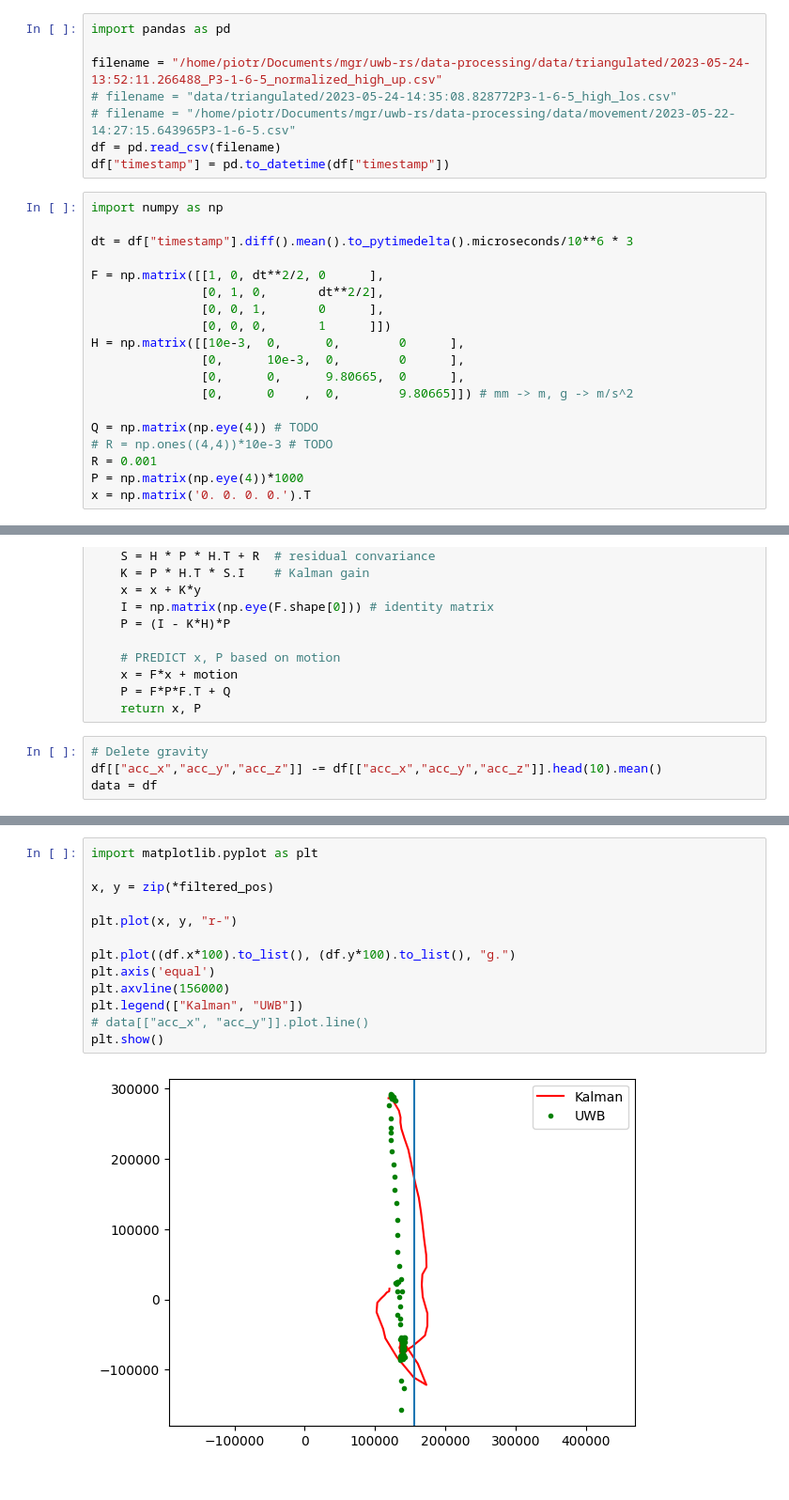
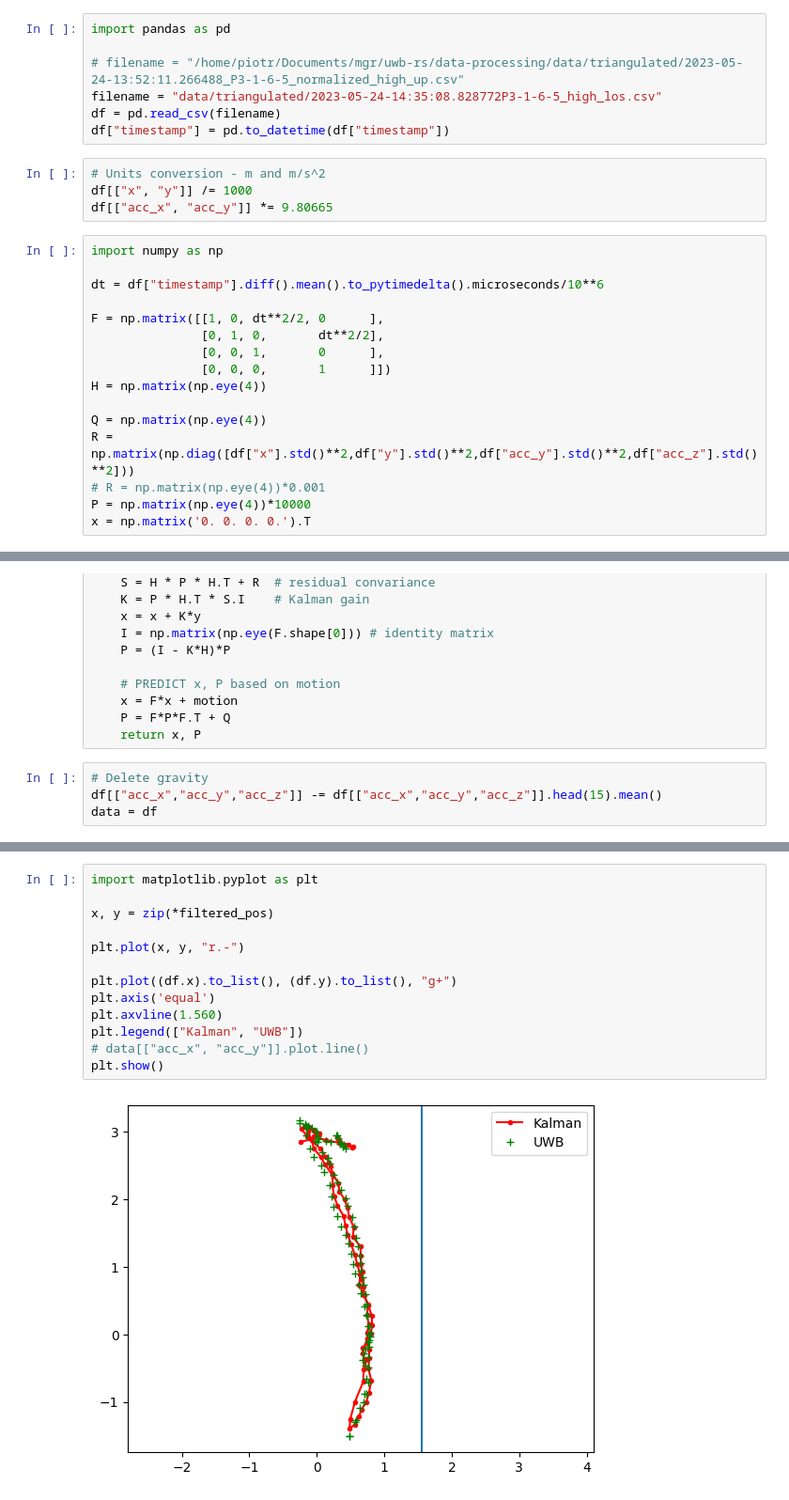
Before and after one commit to piotrs112/uwb-rs, a Jupyter notebook: data-processing/kalman.ipynb, the cells around one changed output, grey strips where cells are left out. Shown: that part at 94% size. Saved outputs shown, nothing was run; the diff lists cells and outputs as text.

```diff
--- a/data-processing/kalman.ipynb
+++ b/data-processing/kalman.ipynb
@@ -1,29 +1,29 @@
 # %%
 import pandas as pd
 
-filename = "/home/piotr/Documents/mgr/uwb-rs/data-processing/data/triangulated/2023-05-24-13:52:11.266488_P3-1-6-5_normalized_high_up.csv"
-# filename = "data/triangulated/2023-05-24-14:35:08.828772P3-1-6-5_high_los.csv"
-# filename = "/home/piotr/Documents/mgr/uwb-rs/data-processing/data/movement/2023-05-22-14:27:15.643965P3-1-6-5.csv"
+# filename = "/home/piotr/Documents/mgr/uwb-rs/data-processing/data/triangulated/2023-05-24-13:52:11.266488_P3-1-6-5_normalized_high_up.csv"
+filename = "data/triangulated/2023-05-24-14:35:08.828772P3-1-6-5_high_los.csv"
 df = pd.read_csv(filename)
 df["timestamp"] = pd.to_datetime(df["timestamp"])
+# %%
+# Units conversion - m and m/s^2
+df[["x", "y"]] /= 1000
+df[["acc_x", "acc_y"]] *= 9.80665
 # %%
 import numpy as np
 
-dt = df["timestamp"].diff().mean().to_pytimedelta().microseconds/10**6 * 3
+dt = df["timestamp"].diff().mean().to_pytimedelta().microseconds/10**6
 
 F = np.matrix([[1, 0, dt**2/2, 0      ],
                [0, 1, 0,       dt**2/2],
                [0, 0, 1,       0      ],
                [0, 0, 0,       1      ]])
-H = np.matrix([[10e-3,  0,      0,        0      ],
-               [0,      10e-3,  0,        0      ],
-               [0,      0,      9.80665,  0      ],
-               [0,      0    ,  0,        9.80665]]) # mm -> m, g -> m/s^2
+H = np.matrix(np.eye(4))
 
-Q = np.matrix(np.eye(4)) # TODO
-# R = np.ones((4,4))*10e-3 # TODO
-R = 0.001
-P = np.matrix(np.eye(4))*1000
+Q = np.matrix(np.eye(4))
+R = np.matrix(np.diag([df["x"].std()**2,df["y"].std()**2,df["acc_y"].std()**2,df["acc_z"].std()**2]))
+# R = np.matrix(np.eye(4))*0.001
+P = np.matrix(np.eye(4))*10000
 x = np.matrix('0. 0. 0. 0.').T
 # %%
 def kalman_step(x, P, measurement, R, motion, Q, F, H):
@@ -42,7 +42,7 @@ def kalman_step(x, P, measurement, R, motion, Q, F, H):
     return x, P
 # %%
 # Delete gravity
-df[["acc_x","acc_y","acc_z"]] -= df[["acc_x","acc_y","acc_z"]].head(10).mean()
+df[["acc_x","acc_y","acc_z"]] -= df[["acc_x","acc_y","acc_z"]].head(15).mean()
 data = df
 # %%
 filtered = []
@@ -62,15 +62,15 @@ filtered_acc = [[x[0], y[0]] for (_, _, x, y) in filtered]
 # %%
 import matplotlib.pyplot as plt
 
 x, y = zip(*filtered_pos)
 
-plt.plot(x, y, "r-")
+plt.plot(x, y, "r.-")
 
-plt.plot((df.x*100).to_list(), (df.y*100).to_list(), "g.")
+plt.plot((df.x).to_list(), (df.y).to_list(), "g+")
 plt.axis('equal')
-plt.axvline(156000)
+plt.axvline(1.560)
 plt.legend(["Kalman", "UWB"])
 # data[["acc_x", "acc_y"]].plot.line()
 plt.show()
 # %% [output]
-[figure, old version]
+[figure, new version]
```
Also changed, not shown: parts of 2 cells of this notebook.
